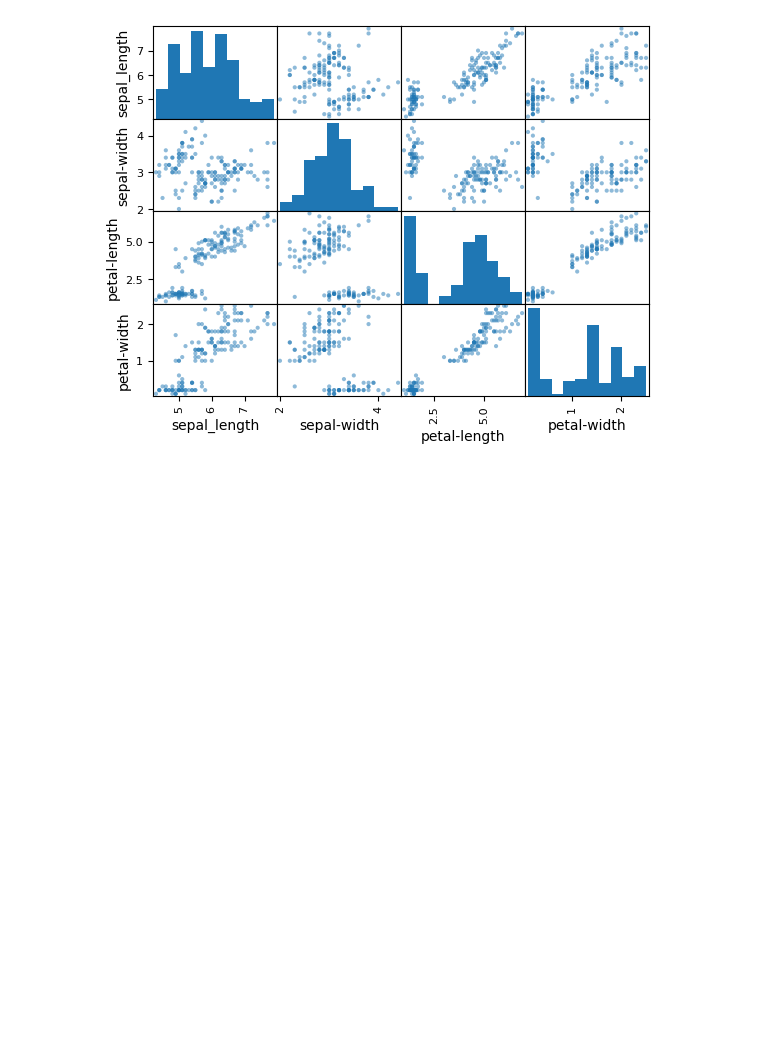
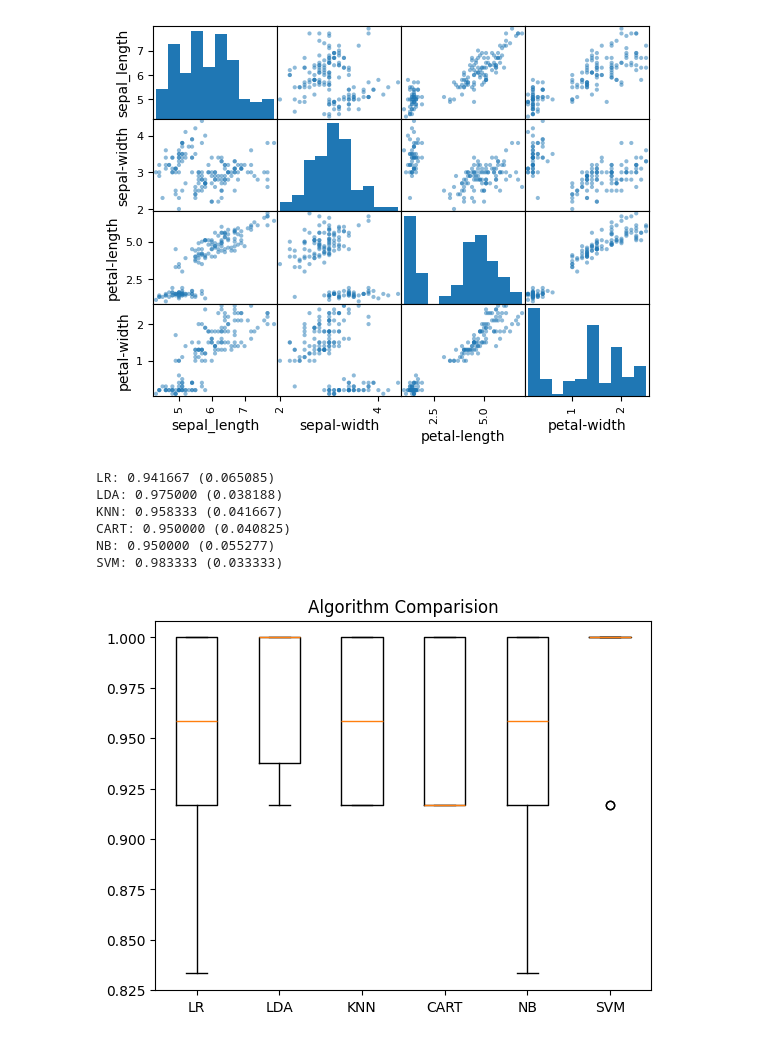
Before and after one commit to Vishnu-Devhub/iris-classification, a Jupyter notebook: iris.ipynb, the cells around one changed output. Cells and saved outputs as stored; diff of their text form; code cells hidden in the pictures; blank space fills up the shorter version.

Commit message:
Update Iris file with models and predicition accuracy validations

```diff
--- a/iris.ipynb
+++ b/iris.ipynb
@@ -114,3 +114,41 @@ scatter_matrix(dataset)
 plt.show()
 # %% [output]
 [figure]
+# %%
+# Split-out validation dataset (20% of the dataset)
+arr = dataset.values
+x = arr[:, 0:4] # Select all rows and columns from 0 to 3
+y = arr[:, 4] # Select all rows and column 4
+xtrain, xval, ytrain, yval = train_test_split(x, y, test_size = 0.2, random_state = 1)
+# %%
+# Spots Check Algorithms
+models = []
+models.append(('LR', LogisticRegression(solver = 'liblinear', multi_class = 'ovr')))
+models.append(('LDA', LinearDiscriminantAnalysis()))
+models.append(('KNN', KNeighborsClassifier()))
+models.append(('CART', DecisionTreeClassifier()))
+models.append(('NB', GaussianNB()))
+models.append(('SVM', SVC(gamma = 'auto')))
+# %%
+results = []
+names = []
+for name, model in models:
+    kfold = StratifiedKFold(n_splits=10, random_state=1, shuffle=True)
+    cv_results = cross_val_score(model, xtrain, ytrain, cv=kfold, scoring='accuracy')
+    results.append(cv_results)
+    names.append(name)
+    print('%s: %f (%f)' % (name, cv_results.mean(), cv_results.std()))
+# %% [output]
+LR: 0.941667 (0.065085)
+LDA: 0.975000 (0.038188)
+KNN: 0.958333 (0.041667)
+CART: 0.950000 (0.040825)
+NB: 0.950000 (0.055277)
+SVM: 0.983333 (0.033333)
+# %%
+# Compare Algorithms
+plt.boxplot(results, labels = names)
+plt.title('Algorithm Comparision')
+plt.show()
+# %% [output]
+[figure, added]
```
Also changed, not shown: parts of 1 cell of this notebook.
